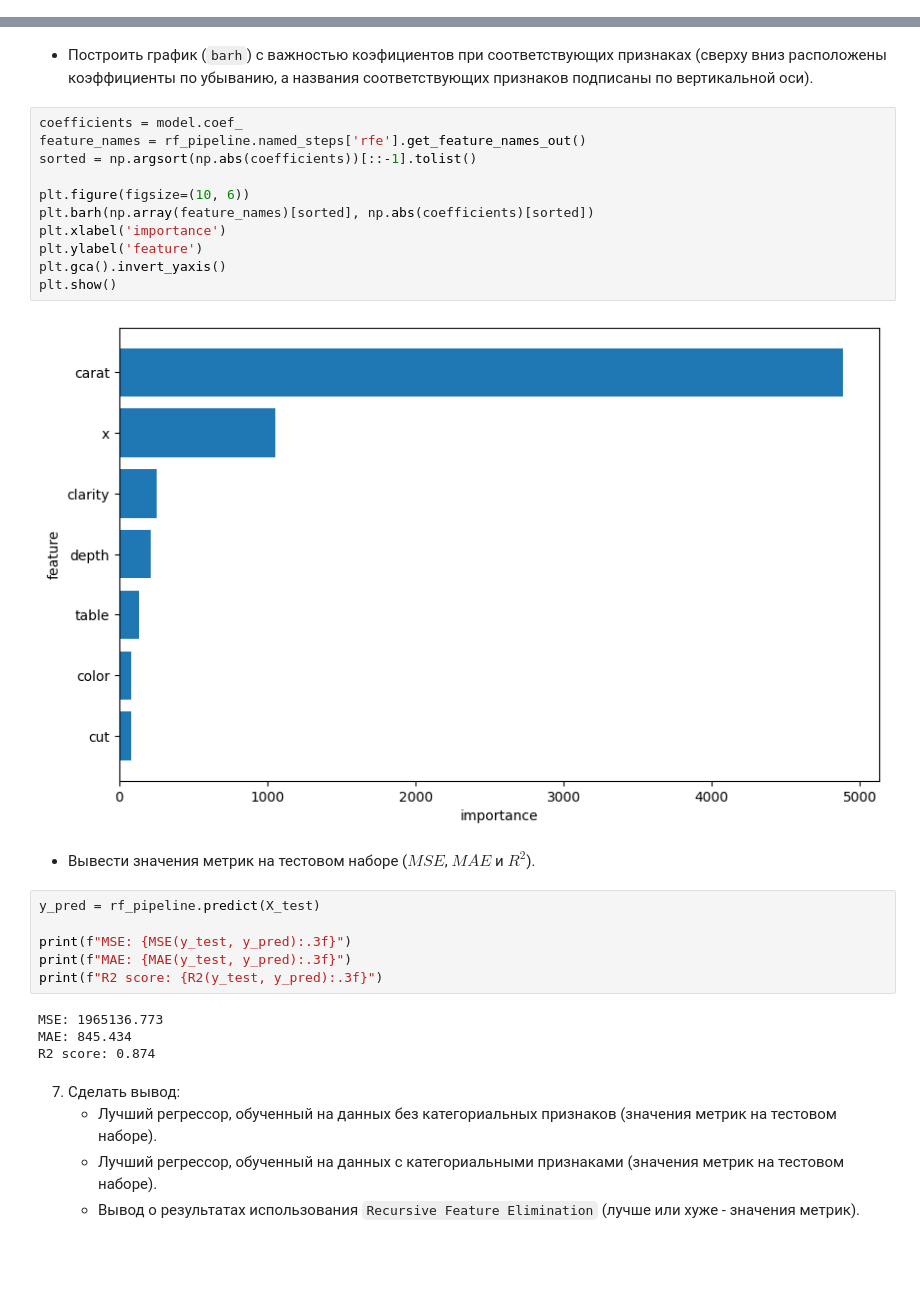
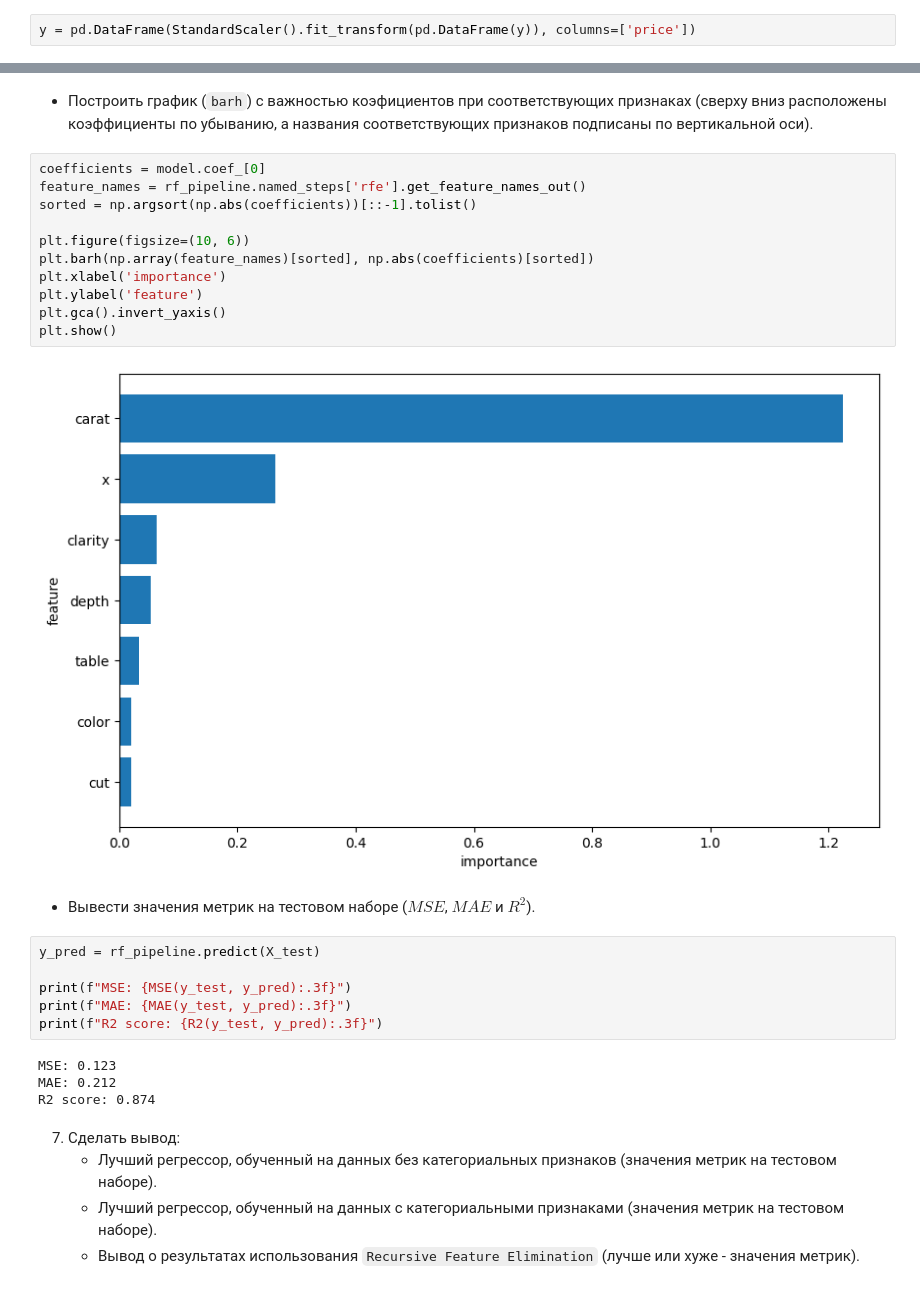
Before and after one commit to IraMeis/ai-tech-spring24, a Jupyter notebook: labs/6133_MisyurinaIA_lab_5_linear_regression.ipynb, the cells around one changed output, grey strips where cells are left out. Drawn from its saved outputs; the diff is of its cells as text; blank space fills up the shorter version.

```diff
--- a/labs/6133_MisyurinaIA_lab_5_linear_regression.ipynb
+++ b/labs/6133_MisyurinaIA_lab_5_linear_regression.ipynb
@@ -103,6 +103,8 @@ X_scaled.head()
 | 2 | -1.198168 | Good | E | VS1 | -3.385019 | 3.375663 | -1.498691 | -1.457395 | -1.741175 |
 | 3 | -1.071587 | Premium | I | VS2 | 0.454133 | 0.242928 | -1.364971 | -1.317305 | -1.287720 |
 | 4 | -1.029394 | Good | J | SI2 | 1.082358 | 0.242928 | -1.240167 | -1.212238 | -1.117674 |
+# %%
+y = pd.DataFrame(StandardScaler().fit_transform(pd.DataFrame(y)), columns=['price'])
 # %% [markdown]
    - Визуализировать `heatmap`-матрицу кореллированности признаков.
 # %%
@@ -492,18 +490,18 @@ Pipeline(steps=[('rfe',
 # %% [markdown]
    - Построить график (`barh`) с важностью коэфициентов при соответствующих признаках (сверху вниз расположены коэффициенты по убыванию, а названия соответствующих признаков подписаны по вертикальной оси).
 # %%
-coefficients = model.coef_
+coefficients = model.coef_[0]
 feature_names = rf_pipeline.named_steps['rfe'].get_feature_names_out()
 sorted = np.argsort(np.abs(coefficients))[::-1].tolist()
 
 plt.figure(figsize=(10, 6))
 plt.barh(np.array(feature_names)[sorted], np.abs(coefficients)[sorted])
 plt.xlabel('importance')
 plt.ylabel('feature')
 plt.gca().invert_yaxis()
 plt.show()
 # %% [output]
-[figure, old version]
+[figure, new version]
 # %% [markdown]
    - Вывести значения метрик на тестовом наборе ($MSE$, $MAE$ и $R^2$).
 # %%
@@ -513,8 +511,8 @@ print(f"MSE: {MSE(y_test, y_pred):.3f}")
 print(f"MAE: {MAE(y_test, y_pred):.3f}")
 print(f"R2 score: {R2(y_test, y_pred):.3f}")
 # %% [output]
-MSE: 1965136.773
-MAE: 845.434
+MSE: 0.123
+MAE: 0.212
 R2 score: 0.874
 # %% [markdown]
 7. Сделать вывод:
```
Also changed, not shown: parts of 16 cells of this notebook.
